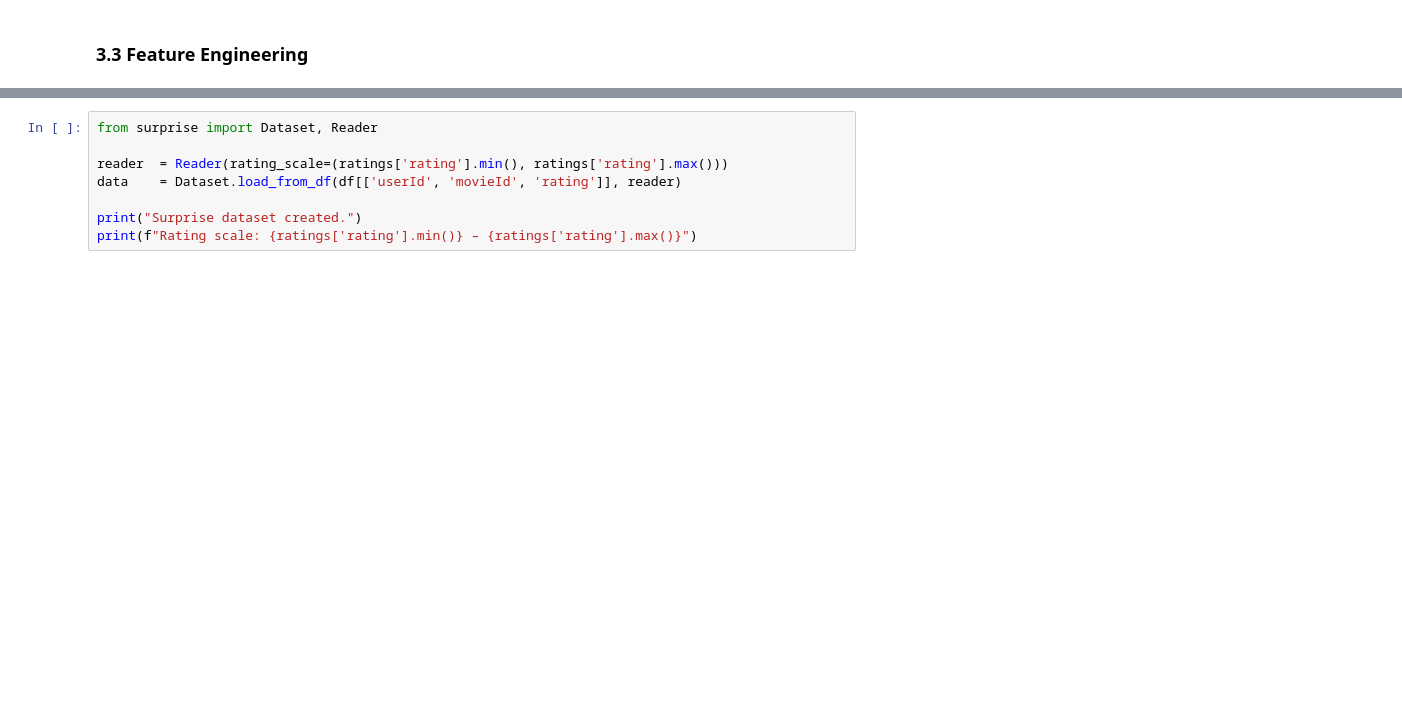
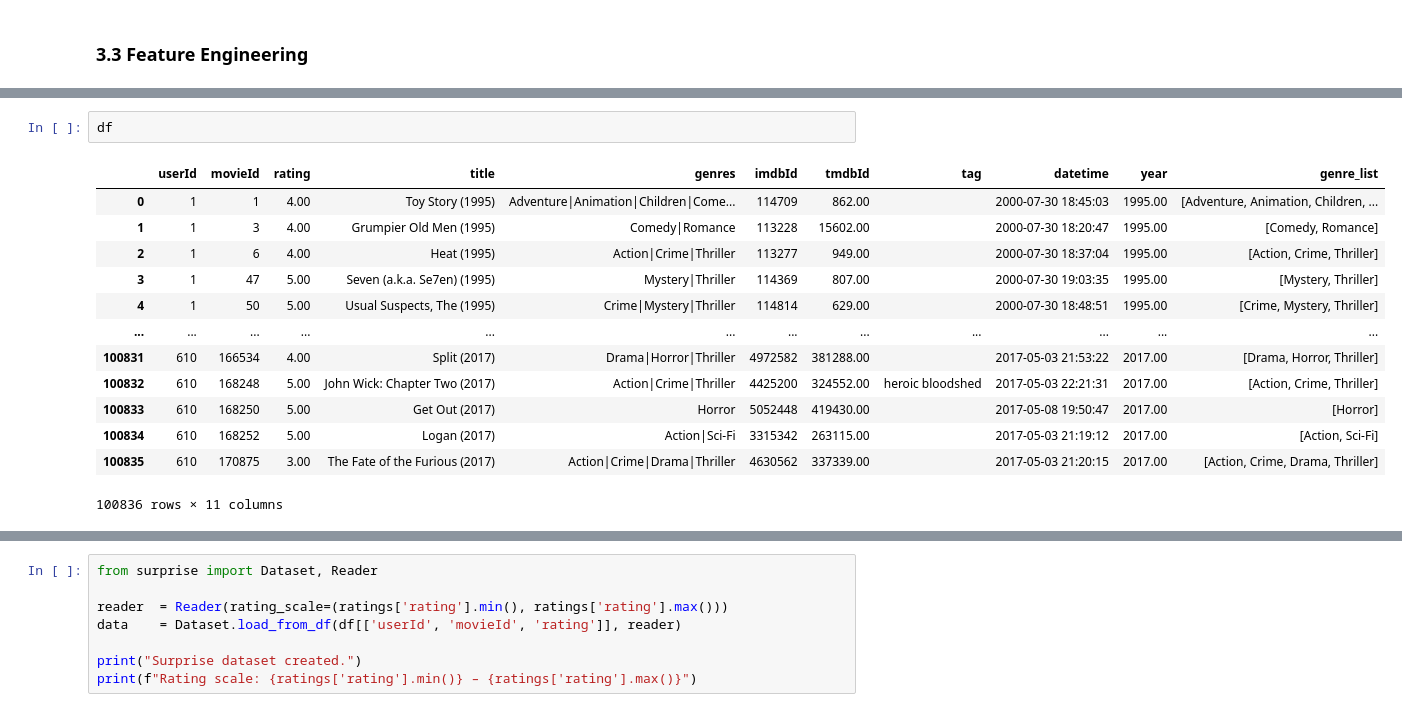
Before and after one commit to just-mawi/Group1_Phase4, a Jupyter notebook: movies.ipynb, the cells around one changed output, grey strips where cells are left out. Drawn from its saved outputs; the diff is of its cells as text; blank space fills up the shorter version.

```diff
--- a/movies.ipynb
+++ b/movies.ipynb
@@ -524,0 +521,16 @@ Test size  : 20,168  (20%)
+# %%
+df
+# %% [output]
+|  | userId | movieId | rating | title | genres | imdbId | tmdbId | tag | datetime | year | genre_list |
+| 0 | 1 | 1 | 4.00 | Toy Story (1995) | Adventure|Animation|Children|Come... | 114709 | 862.00 |  | 2000-07-30 18:45:03 | 1995.00 | [Adventure, Animation, Children, ... |
+| 1 | 1 | 3 | 4.00 | Grumpier Old Men (1995) | Comedy|Romance | 113228 | 15602.00 |  | 2000-07-30 18:20:47 | 1995.00 | [Comedy, Romance] |
+| 2 | 1 | 6 | 4.00 | Heat (1995) | Action|Crime|Thriller | 113277 | 949.00 |  | 2000-07-30 18:37:04 | 1995.00 | [Action, Crime, Thriller] |
+| 3 | 1 | 47 | 5.00 | Seven (a.k.a. Se7en) (1995) | Mystery|Thriller | 114369 | 807.00 |  | 2000-07-30 19:03:35 | 1995.00 | [Mystery, Thriller] |
+| 4 | 1 | 50 | 5.00 | Usual Suspects, The (1995) | Crime|Mystery|Thriller | 114814 | 629.00 |  | 2000-07-30 18:48:51 | 1995.00 | [Crime, Mystery, Thriller] |
+| ... | ... | ... | ... | ... | ... | ... | ... | ... | ... | ... | ... |
+| 100831 | 610 | 166534 | 4.00 | Split (2017) | Drama|Horror|Thriller | 4972582 | 381288.00 |  | 2017-05-03 21:53:22 | 2017.00 | [Drama, Horror, Thriller] |
+| 100832 | 610 | 168248 | 5.00 | John Wick: Chapter Two (2017) | Action|Crime|Thriller | 4425200 | 324552.00 | heroic bloodshed | 2017-05-03 22:21:31 | 2017.00 | [Action, Crime, Thriller] |
+| 100833 | 610 | 168250 | 5.00 | Get Out (2017) | Horror | 5052448 | 419430.00 |  | 2017-05-08 19:50:47 | 2017.00 | [Horror] |
+| 100834 | 610 | 168252 | 5.00 | Logan (2017) | Action|Sci-Fi | 3315342 | 263115.00 |  | 2017-05-03 21:19:12 | 2017.00 | [Action, Sci-Fi] |
+| 100835 | 610 | 170875 | 3.00 | The Fate of the Furious (2017) | Action|Crime|Drama|Thriller | 4630562 | 337339.00 |  | 2017-05-03 21:20:15 | 2017.00 | [Action, Crime, Drama, Thriller] |
+100836 rows × 11 columns
```
Also changed, not shown: parts of 38 cells of this notebook.
